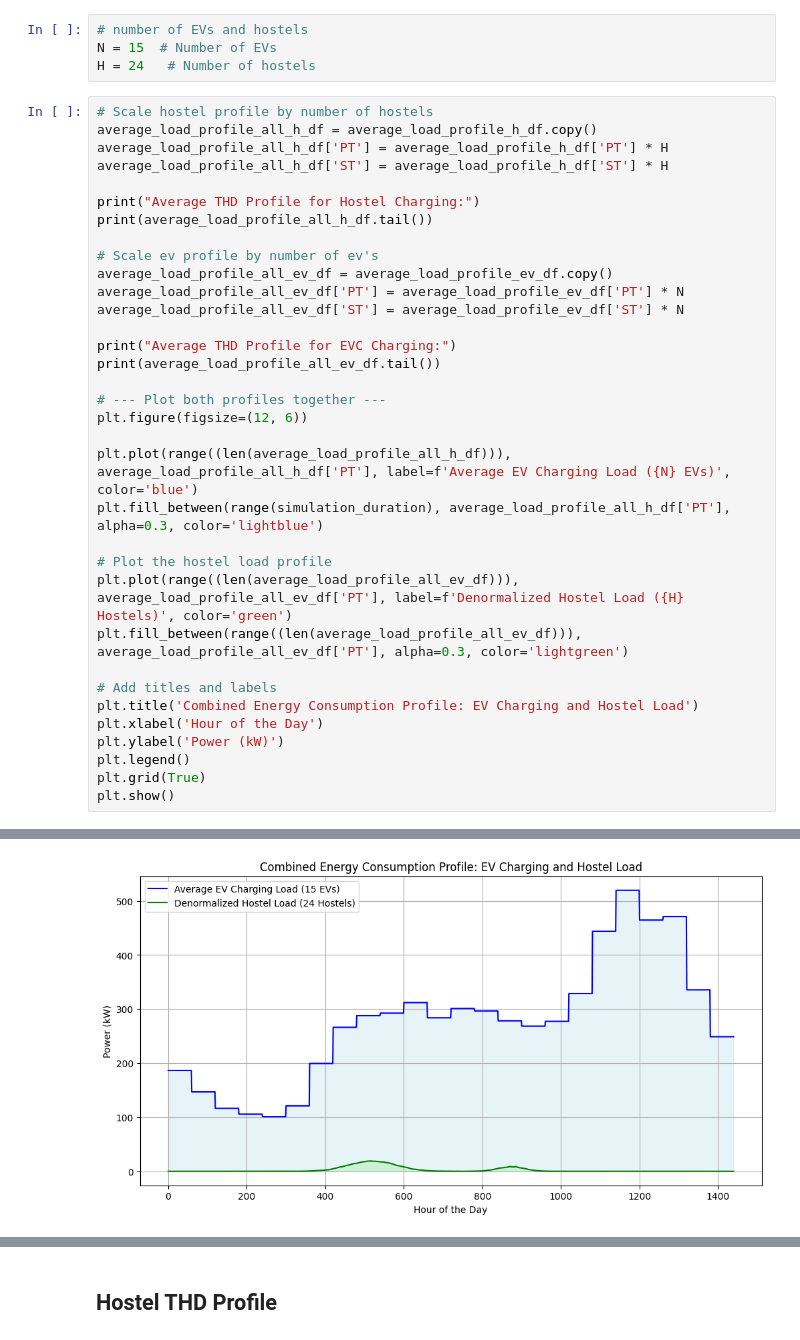
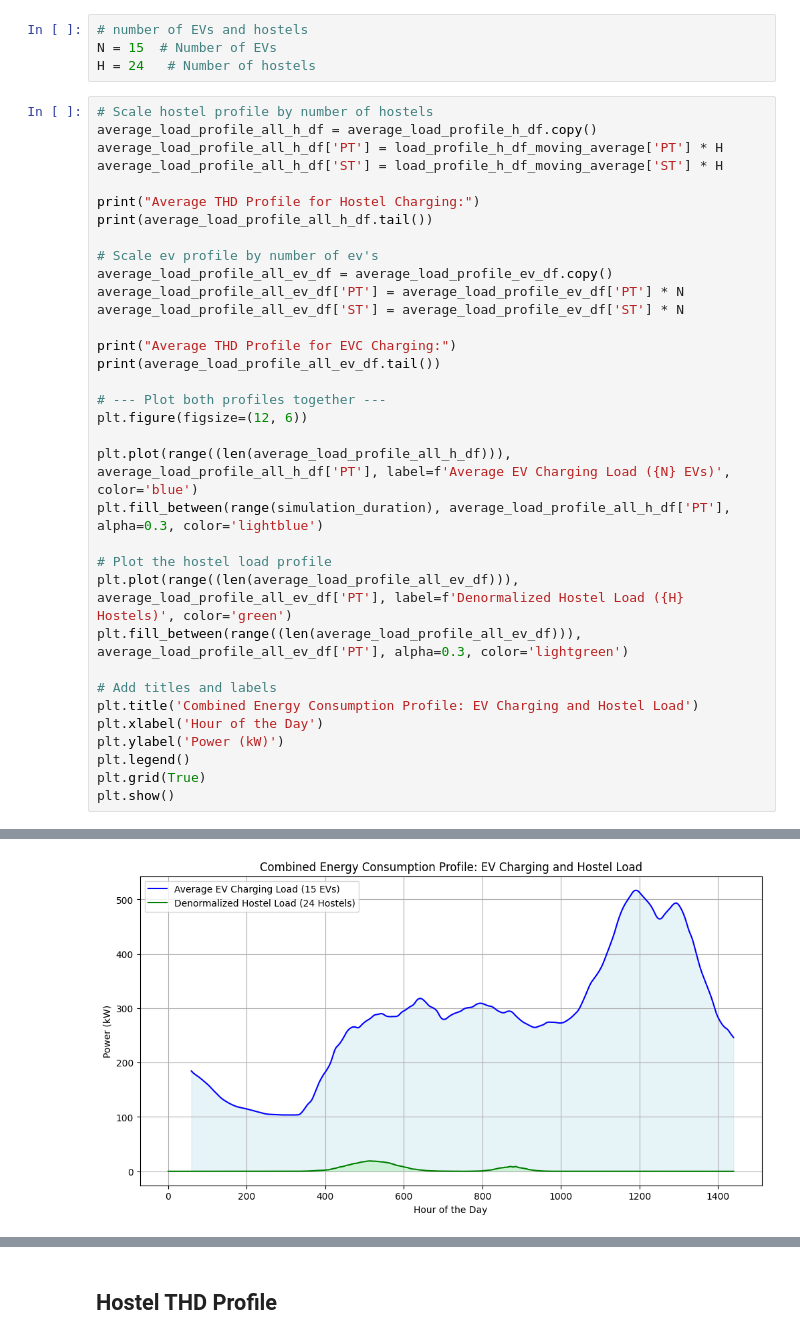
Before and after one commit to KanyantaM/final-year-project, a Jupyter notebook: Final_Year_Project_Code.ipynb, the cells around one changed output, grey strips where cells are left out. Saved outputs shown, nothing was run; the diff lists cells and outputs as text.

```diff
--- a/Final_Year_Project_Code.ipynb
+++ b/Final_Year_Project_Code.ipynb
@@ -365,8 +441,8 @@ H = 24   # Number of hostels
 # %%
 # Scale hostel profile by number of hostels
 average_load_profile_all_h_df = average_load_profile_h_df.copy()
-average_load_profile_all_h_df['PT'] = average_load_profile_h_df['PT'] * H
-average_load_profile_all_h_df['ST'] = average_load_profile_h_df['ST'] * H
+average_load_profile_all_h_df['PT'] = load_profile_h_df_moving_average['PT'] * H
+average_load_profile_all_h_df['ST'] = load_profile_h_df_moving_average['ST'] * H
 
 print("Average THD Profile for Hostel Charging:")
 print(average_load_profile_all_h_df.tail())
@@ -407,8 +483,8 @@ Average THD Profile for Hostel Charging:
 Average THD Profile for EVC Charging:
       minutes   PT   ST
 1435     1435  0.0  0.0
 1436     1436  0.0  0.0
 1437     1437  0.0  0.0
 1438     1438  0.0  0.0
 1439     1439  0.0  0.0
-[figure, old version]
+[figure, new version]
```
Also changed, not shown: parts of 12 cells of this notebook.
